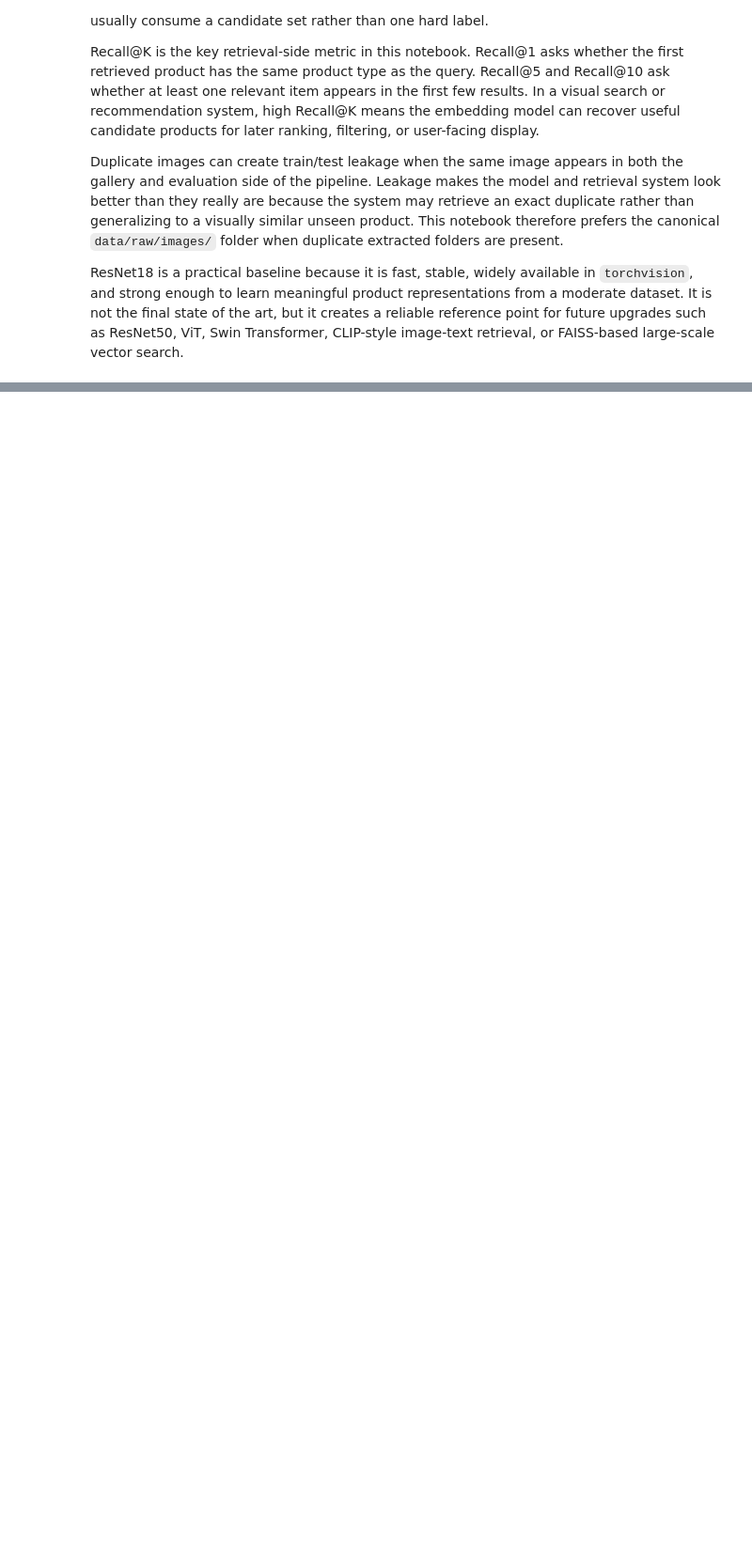
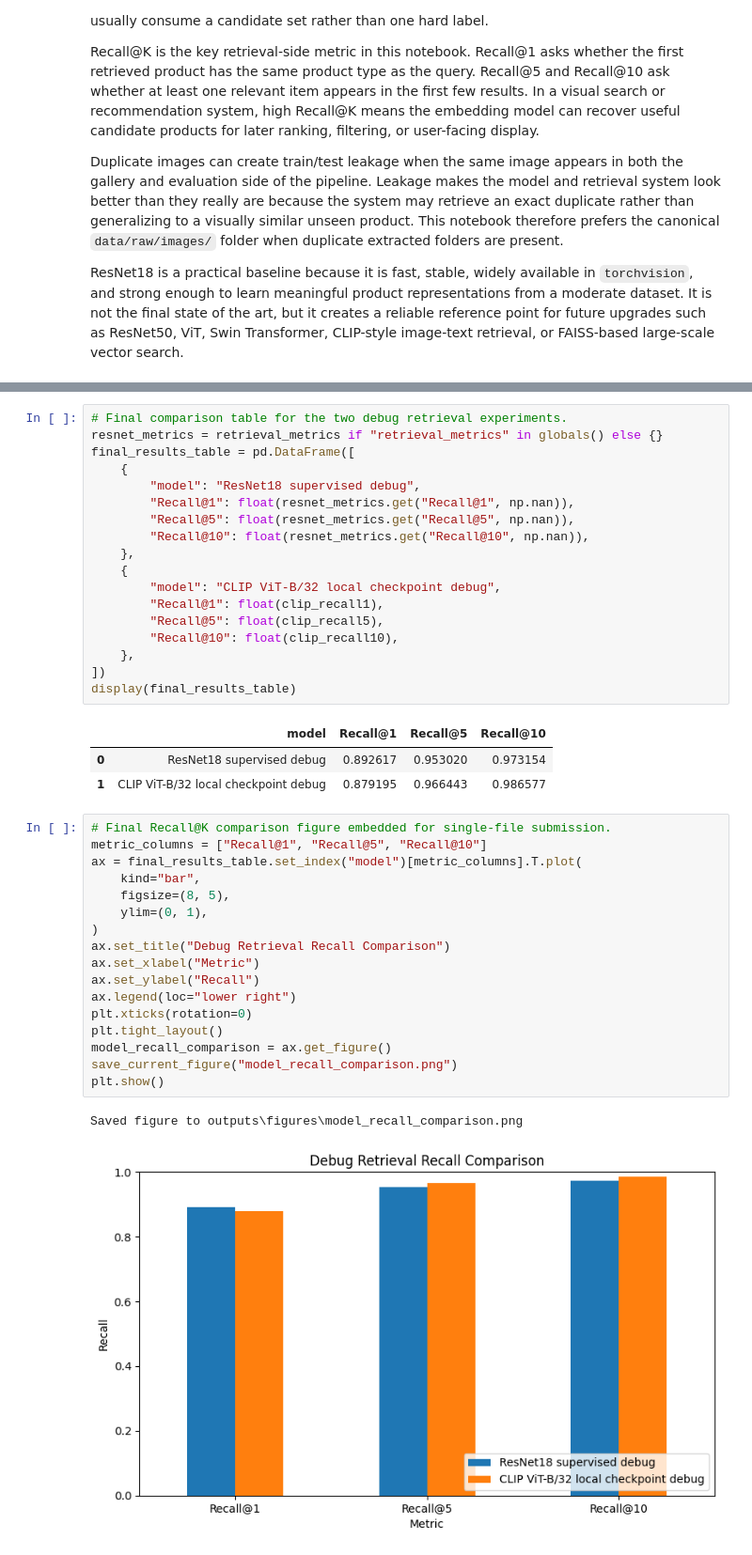
Before and after one commit to SakuraOwOcx/product-visual-search, a Jupyter notebook: product_visual_search_retrieval.ipynb, the cells around one changed output, grey strips where cells are left out. Shown at 94% size. Cells and saved outputs as stored; diff of their text form; blank space fills up the shorter version.

```diff
--- a/product_visual_search_retrieval.ipynb
+++ b/product_visual_search_retrieval.ipynb
@@ -1760,0 +1988,42 @@ if summary_path.exists():
+# %%
+# Final comparison table for the two debug retrieval experiments.
+resnet_metrics = retrieval_metrics if "retrieval_metrics" in globals() else {}
+final_results_table = pd.DataFrame([
+    {
+        "model": "ResNet18 supervised debug",
+        "Recall@1": float(resnet_metrics.get("Recall@1", np.nan)),
+        "Recall@5": float(resnet_metrics.get("Recall@5", np.nan)),
+        "Recall@10": float(resnet_metrics.get("Recall@10", np.nan)),
+    },
+    {
+        "model": "CLIP ViT-B/32 local checkpoint debug",
+        "Recall@1": float(clip_recall1),
+        "Recall@5": float(clip_recall5),
+        "Recall@10": float(clip_recall10),
+    },
+])
+display(final_results_table)
+# %% [output]
+|  | model | Recall@1 | Recall@5 | Recall@10 |
+| 0 | ResNet18 supervised debug | 0.892617 | 0.953020 | 0.973154 |
+| 1 | CLIP ViT-B/32 local checkpoint debug | 0.879195 | 0.966443 | 0.986577 |
+# %%
+# Final Recall@K comparison figure embedded for single-file submission.
+metric_columns = ["Recall@1", "Recall@5", "Recall@10"]
+ax = final_results_table.set_index("model")[metric_columns].T.plot(
+    kind="bar",
+    figsize=(8, 5),
+    ylim=(0, 1),
+)
+ax.set_title("Debug Retrieval Recall Comparison")
+ax.set_xlabel("Metric")
+ax.set_ylabel("Recall")
+ax.legend(loc="lower right")
+plt.xticks(rotation=0)
+plt.tight_layout()
+model_recall_comparison = ax.get_figure()
+save_current_figure("model_recall_comparison.png")
+plt.show()
+# %% [output]
+Saved figure to outputs\figures\model_recall_comparison.png
+[figure, added]
```
Also changed, not shown: parts of 52 cells of this notebook.
